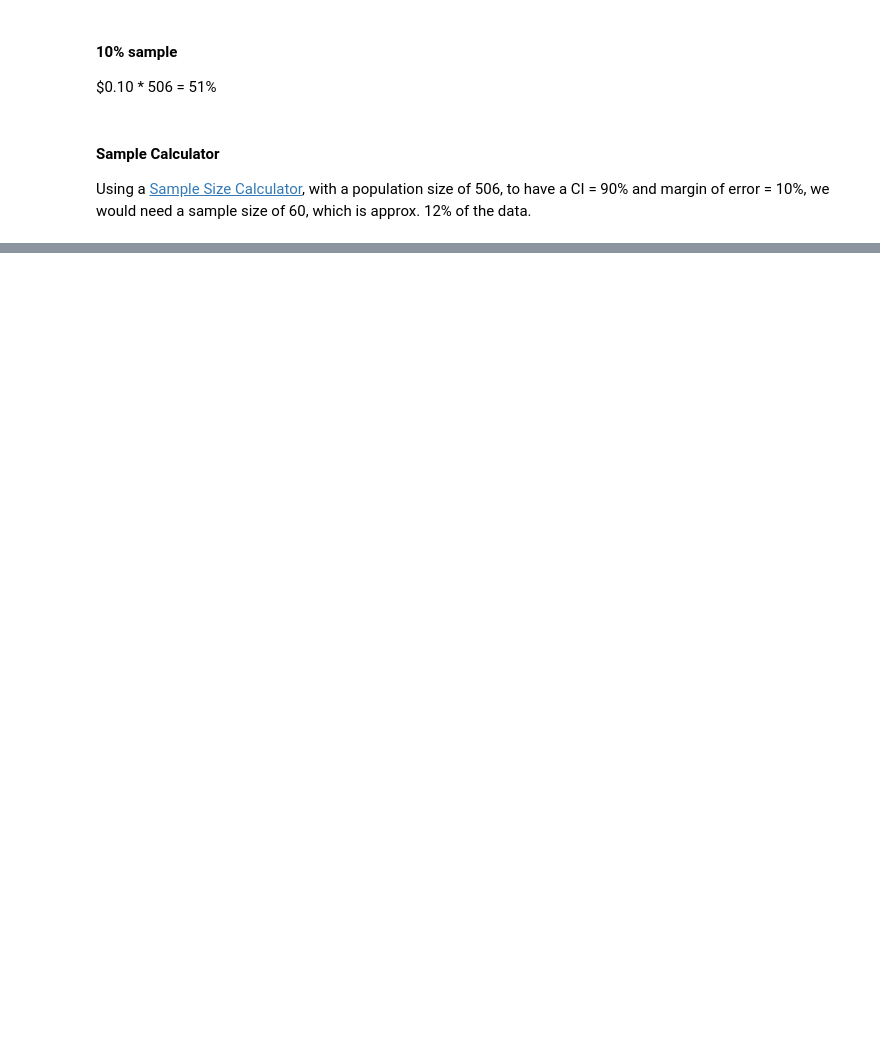
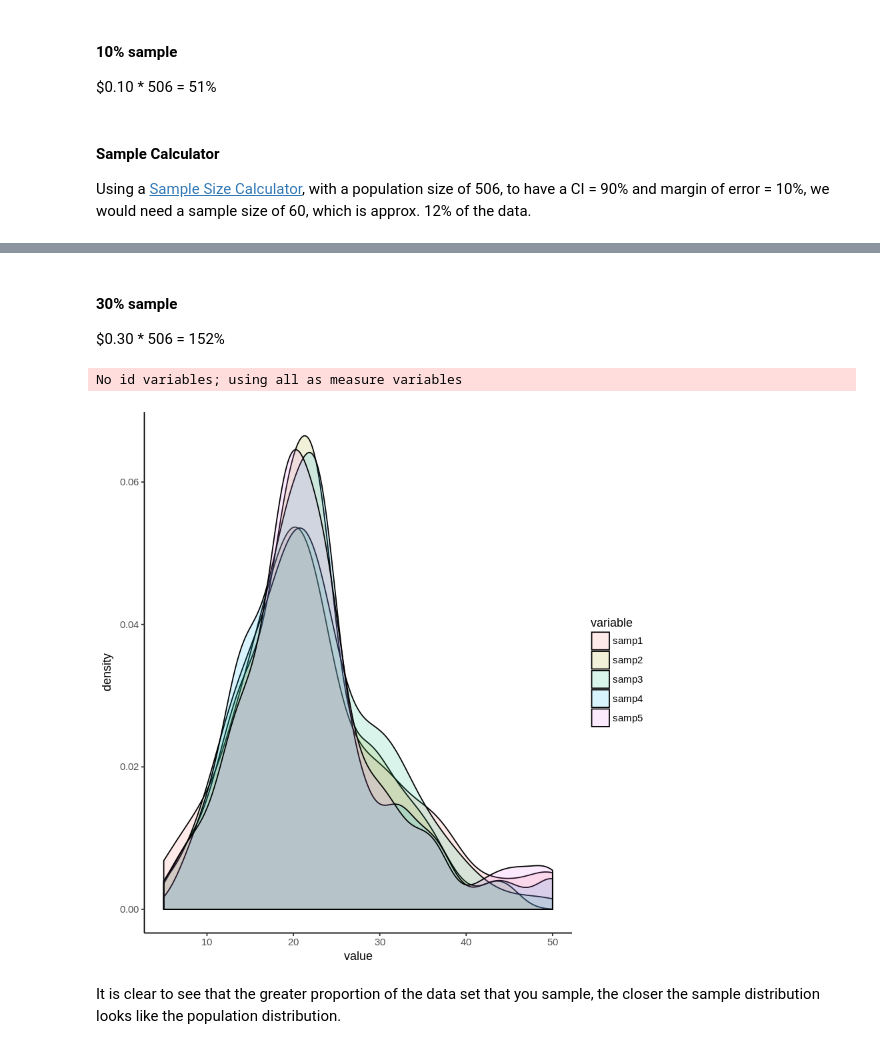
Before and after one commit to karenjiang94/Boston-Housing-Data, a Jupyter notebook: ipynb/01-sampling_method.ipynb, the cells around one changed output, grey strips where cells are left out. Cells and saved outputs as stored; diff of their text form; code cells hidden in the pictures; blank space fills up the shorter version.

```diff
--- a/ipynb/01-sampling_method.ipynb
+++ b/ipynb/01-sampling_method.ipynb
@@ -188,0 +184,31 @@ $0.30 * 506 = 51%
+# %% [markdown]
+#### 30% sample
+$0.30 * 506 = 152%
+# %%
+boston30_1 <- randomSample(boston,152)
+boston30_2 <- randomSample(boston,152)
+boston30_3 <- randomSample(boston,152)
+boston30_4 <- randomSample(boston,152)
+boston30_5 <- randomSample(boston,152)
+# %%
+boston30df <- data.frame(boston30_1$MEDV)
+boston30df <- cbind(boston30df, boston30_2$MEDV)
+boston30df <- cbind(boston30df, boston30_3$MEDV)
+boston30df <- cbind(boston30df, boston30_4$MEDV)
+boston30df <- cbind(boston30df, boston30_5$MEDV)
+
+names(boston30df)[1] <- "samp1"
+names(boston30df)[2] <- "samp2"
+names(boston30df)[3] <- "samp3"
+names(boston30df)[4] <- "samp4"
+names(boston30df)[5] <- "samp5"
+# %%
+data <- melt(boston30df)
+ggplot(data, aes(x = value, fill = variable)) +
+    geom_density(alpha=0.15) +
+    theme_classic()
+# %% [output]
+No id variables; using all as measure variables
+[figure, added]
+# %% [markdown]
+It is clear to see that the greater proportion of the data set that you sample, the closer the sample distribution looks like the population distribution.
```
Also changed, not shown: parts of 8 cells of this notebook, 4 other files.
